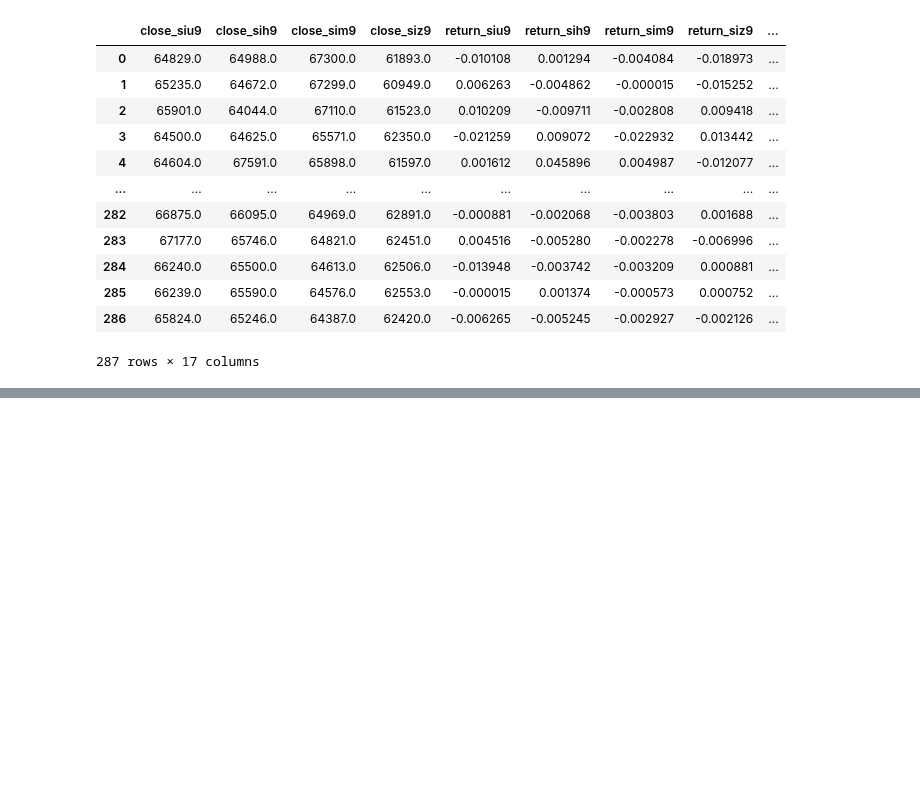
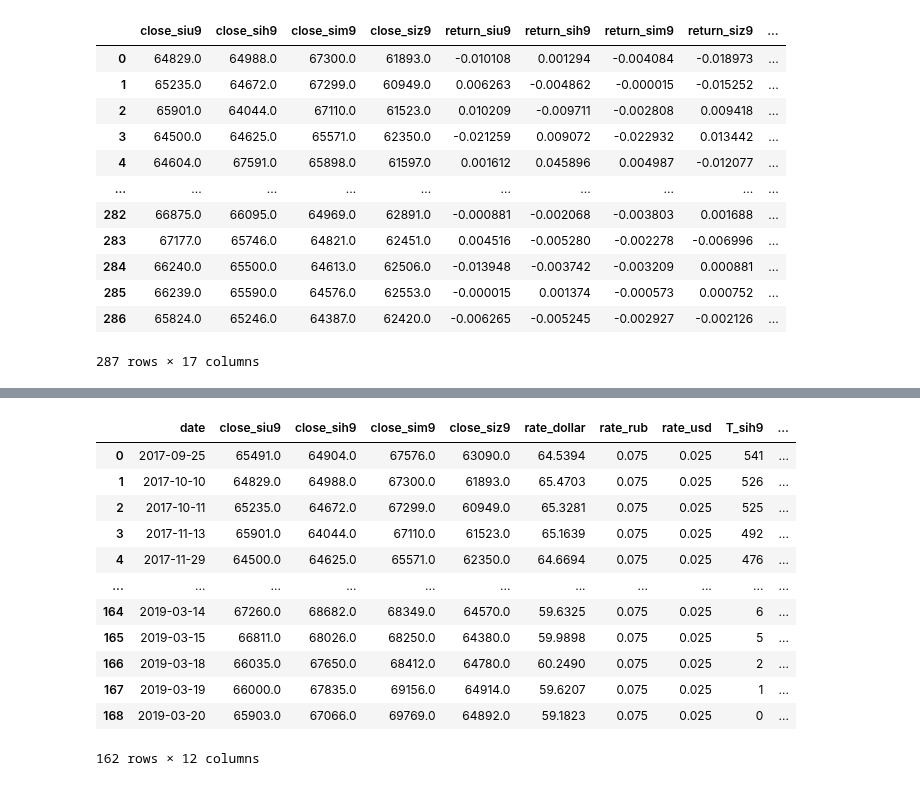
Before and after one commit to ChingisBadmaev/sirius_university, a Jupyter notebook: derivatives/task_b_3.ipynb, the cells around one changed output, grey strips where cells are left out. Drawn from its saved outputs; the diff is of its cells as text; code cells hidden in the pictures; blank space fills up the shorter version.

```diff
--- a/derivatives/task_b_3.ipynb
+++ b/derivatives/task_b_3.ipynb
@@ -261,0 +317,4 @@ plt.plot(np.linspace(0, len(data), len(data)), profit_and_loss(data['profit']))
+# %%
+data.replace('', np.nan, inplace=True)
+data.dropna(inplace=True)
+data
@@ -261,0 +335,4 @@ plt.plot(np.linspace(0, len(data), len(data)), profit_and_loss(data['profit']))
+# %%
+data['date'] = data['date'].apply(lambda x: str(x)[6:] + '/' + str(x)[4:6] + '/' + str(x)[:4])
+data['date'] = pd.to_datetime(data['date'])
+data
@@ -261,0 +353,9 @@ plt.plot(np.linspace(0, len(data), len(data)), profit_and_loss(data['profit']))
+# %%
+# finished dataset
+data.dropna(inplace=True)
+data.reset_index(inplace=True)
+data.drop(columns=['index'],axis = 1, inplace=True)
+data['rate_rub'] = [0.075 for i in range(len(data))]
+data['rate_usd'] = [0.025 for i in range(len(data))]
+data.sort_values('date', inplace=True)
+data
@@ -261,0 +376,35 @@ plt.plot(np.linspace(0, len(data), len(data)), profit_and_loss(data['profit']))
+# %%
+# дата исполнения контракта
+T_sih9 = pd.to_datetime('2019-03-20')
+data['T_sih9'] = pd.to_datetime('2019-03-20') - data['date']
+data['T_sih9'] = data['T_sih9'].apply(lambda x: int(str(x).split(' ')[0]))
+
+T_siu9 = pd.to_datetime('2019-09-19')
+data['T_siu9'] = pd.to_datetime('2019-09-19') - data['date']
+data['T_siu9'] = data['T_siu9'].apply(lambda x: int(str(x).split(' ')[0]))
+
+T_siu9 = pd.to_datetime('2019-12-19')
+data['T_siz9'] = pd.to_datetime('2019-12-19') - data['date']
+data['T_siz9'] = data['T_siz9'].apply(lambda x: int(str(x).split(' ')[0]))
+
+T_siu9 = pd.to_datetime('2019-06-21')
+data['T_sim9'] = pd.to_datetime('2019-06-21') - data['date']
+data['T_sim9'] = data['T_sim9'].apply(lambda x: int(str(x).split(' ')[0]))
+# %%
+# дата эксперации для SiH9 будет рано, поэтому отрезаем по этой дате
+data = data.head(162)
+data
+# %% [output]
+|  | date | close_siu9 | close_sih9 | close_sim9 | close_siz9 | rate_dollar | rate_rub | rate_usd | T_sih9 | ... |
+| 0 | 2017-09-25 | 65491.0 | 64904.0 | 67576.0 | 63090.0 | 64.5394 | 0.075 | 0.025 | 541 | ... |
+| 1 | 2017-10-10 | 64829.0 | 64988.0 | 67300.0 | 61893.0 | 65.4703 | 0.075 | 0.025 | 526 | ... |
+| 2 | 2017-10-11 | 65235.0 | 64672.0 | 67299.0 | 60949.0 | 65.3281 | 0.075 | 0.025 | 525 | ... |
+| 3 | 2017-11-13 | 65901.0 | 64044.0 | 67110.0 | 61523.0 | 65.1639 | 0.075 | 0.025 | 492 | ... |
+| 4 | 2017-11-29 | 64500.0 | 64625.0 | 65571.0 | 62350.0 | 64.6694 | 0.075 | 0.025 | 476 | ... |
+| ... | ... | ... | ... | ... | ... | ... | ... | ... | ... | ... |
+| 164 | 2019-03-14 | 67260.0 | 68682.0 | 68349.0 | 64570.0 | 59.6325 | 0.075 | 0.025 | 6 | ... |
+| 165 | 2019-03-15 | 66811.0 | 68026.0 | 68250.0 | 64380.0 | 59.9898 | 0.075 | 0.025 | 5 | ... |
+| 166 | 2019-03-18 | 66035.0 | 67650.0 | 68412.0 | 64780.0 | 60.2490 | 0.075 | 0.025 | 2 | ... |
+| 167 | 2019-03-19 | 66000.0 | 67835.0 | 69156.0 | 64914.0 | 59.6207 | 0.075 | 0.025 | 1 | ... |
+| 168 | 2019-03-20 | 65903.0 | 67066.0 | 69769.0 | 64892.0 | 59.1823 | 0.075 | 0.025 | 0 | ... |
+162 rows × 12 columns
```
Also changed, not shown: parts of 27 cells of this notebook.
